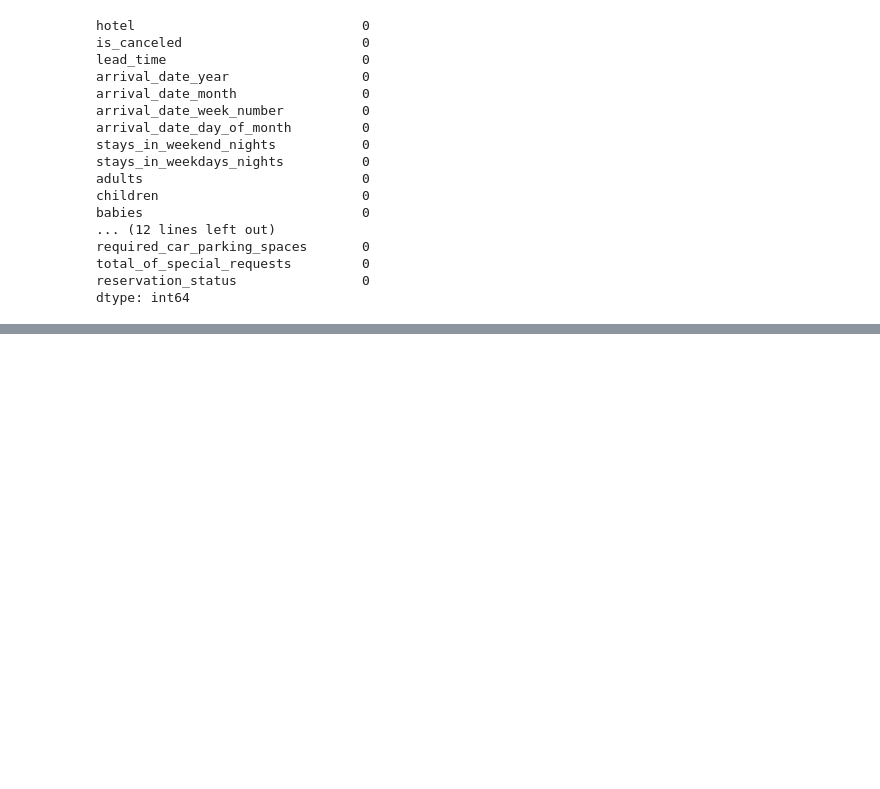
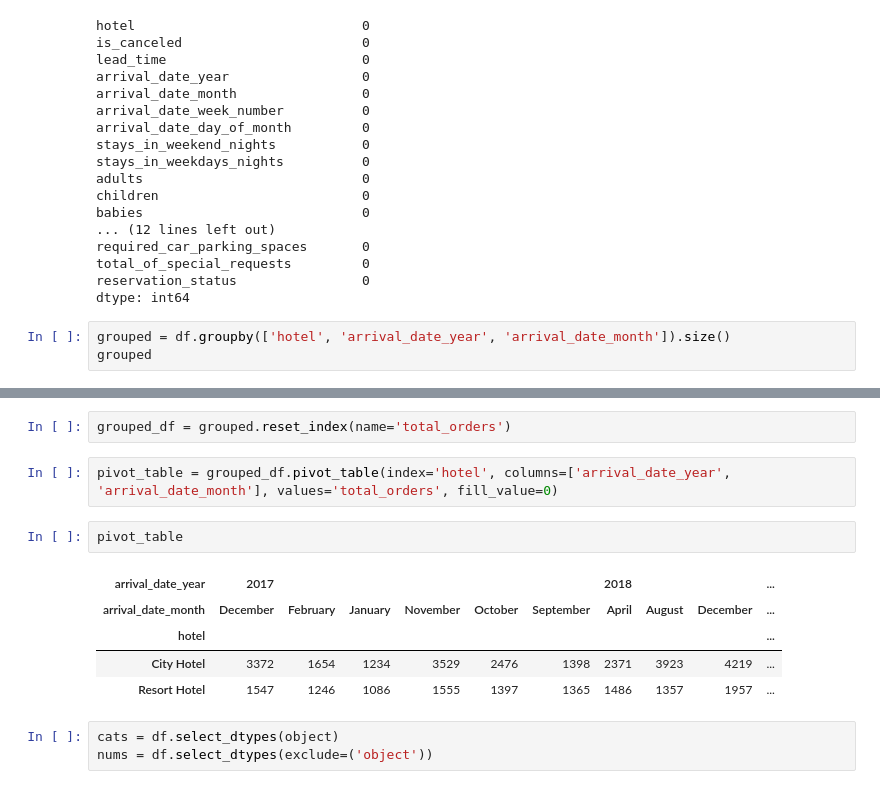
Before and after one commit to ulummmm/Hotel-Business-Visualization, a Jupyter notebook: Hotel_bookings_visualization.ipynb, the cells around one changed output, grey strips where cells are left out. Cells and saved outputs as stored; diff of their text form; blank space fills up the shorter version.

```diff
--- a/Hotel_bookings_visualization.ipynb
+++ b/Hotel_bookings_visualization.ipynb
@@ -116,3 +116,6 @@ required_car_parking_spaces       0
 total_of_special_requests         0
 reservation_status                0
 dtype: int64
+# %%
+grouped = df.groupby(['hotel', 'arrival_date_year', 'arrival_date_month']).size()
+grouped
@@ -118,0 +140,15 @@ dtype: int64
+# %%
+grouped_df = grouped.reset_index(name='total_orders')
+# %%
+pivot_table = grouped_df.pivot_table(index='hotel', columns=['arrival_date_year', 'arrival_date_month'], values='total_orders', fill_value=0)
+# %%
+pivot_table
+# %% [output]
+| arrival_date_year | 2017 |  |  |  |  |  | 2018 |  |  | ... |
+| arrival_date_month | December | February | January | November | October | September | April | August | December | ... |
+| hotel |  |  |  |  |  |  |  |  |  | ... |
+| City Hotel | 3372 | 1654 | 1234 | 3529 | 2476 | 1398 | 2371 | 3923 | 4219 | ... |
+| Resort Hotel | 1547 | 1246 | 1086 | 1555 | 1397 | 1365 | 1486 | 1357 | 1957 | ... |
+# %%
+cats = df.select_dtypes(object)
+nums = df.select_dtypes(exclude=('object'))
```
Also changed, not shown: parts of 1 cell of this notebook.
